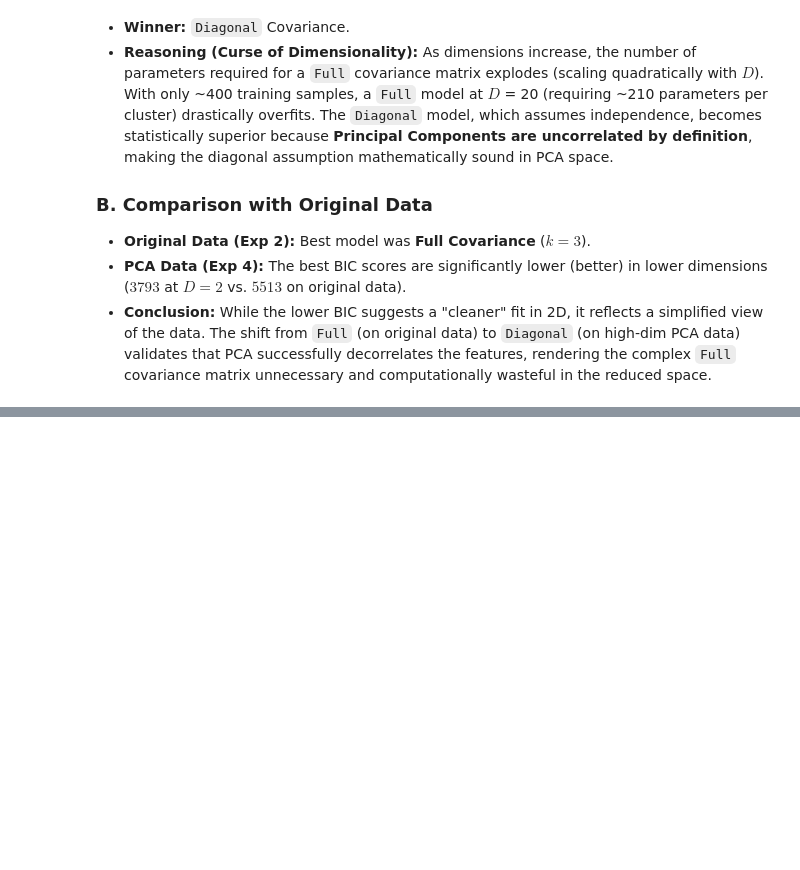
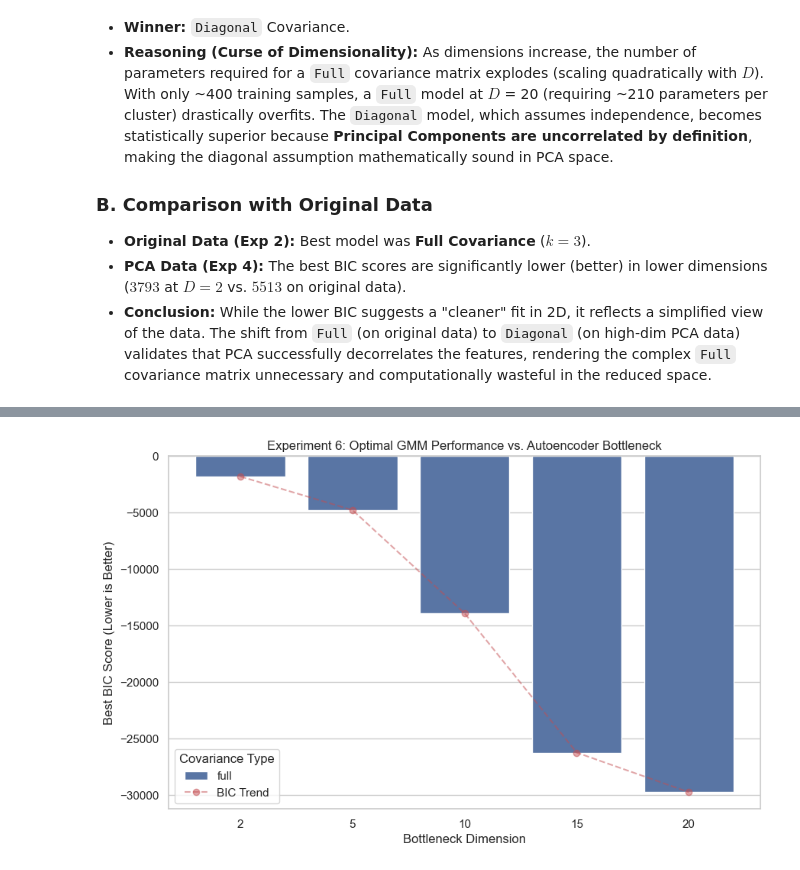
Before and after one commit to marwanelgharbawy/dimensionality-reduction-clustering, a Jupyter notebook: notebooks/GMM.ipynb, the cells around one changed output, grey strips where cells are left out. Cells and saved outputs as stored; diff of their text form; code cells hidden in the pictures; blank space fills up the shorter version.

Commit message:
Finish Experiment 6

```diff
--- a/notebooks/GMM.ipynb
+++ b/notebooks/GMM.ipynb
@@ -492,0 +603,15 @@ Our results demonstrate a clear shift in the optimal covariance structure as dim
+# %%
+# 5. Visualization: BIC vs Bottleneck Size
+plt.figure(figsize=(10, 6))
+sns.barplot(data=best_ae, x='dimension', y='BIC', hue='cov_type', dodge=False)
+
+# Add Trend Line
+plt.plot(np.arange(len(dims_to_test)), best_ae['BIC'], 'r--o', alpha=0.5, label='BIC Trend')
+
+plt.title("Experiment 6: Optimal GMM Performance vs. Autoencoder Bottleneck")
+plt.ylabel("Best BIC Score (Lower is Better)")
+plt.xlabel("Bottleneck Dimension")
+plt.legend(title="Covariance Type")
+plt.show()
+# %% [output]
+[figure, added]
```
Also changed, not shown: parts of 4 cells of this notebook, 1 other file.
